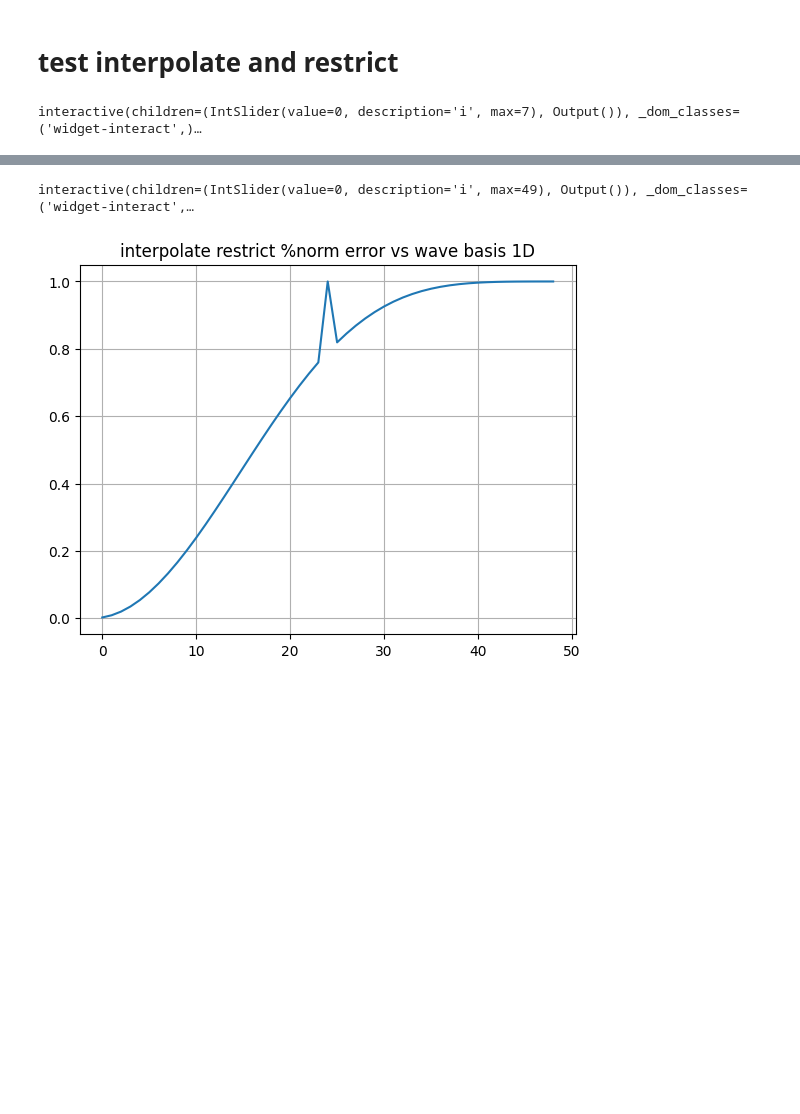
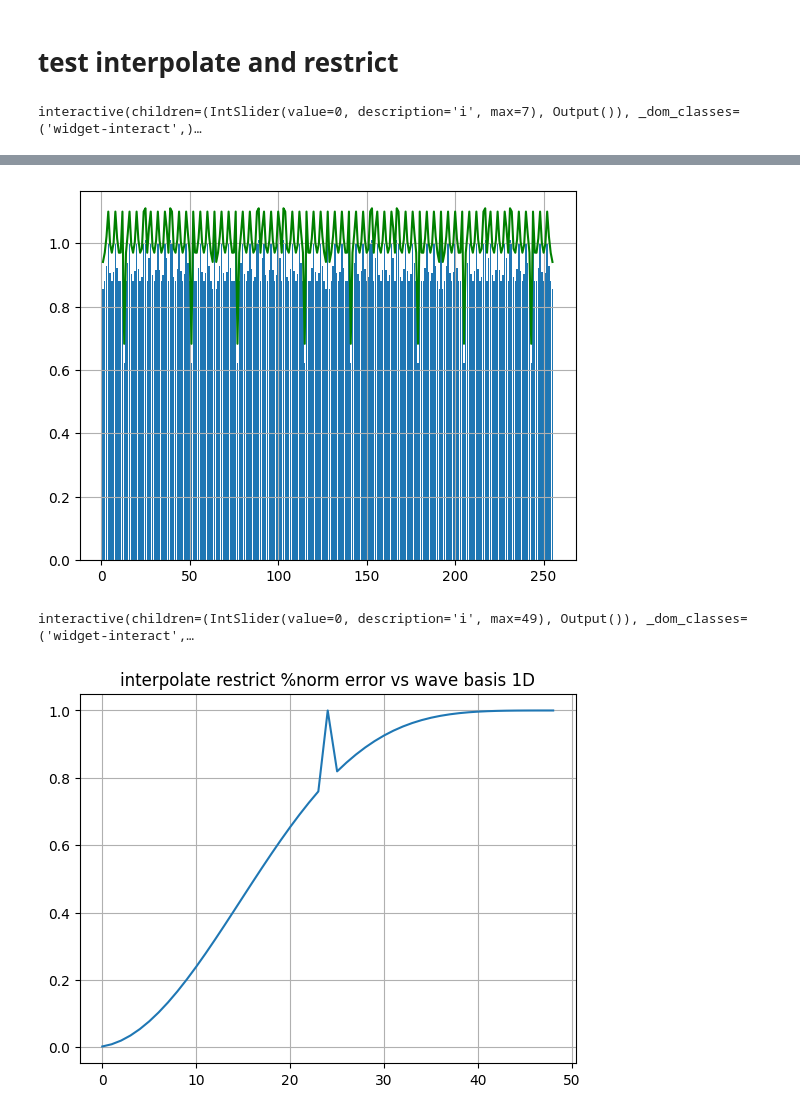
Before and after one commit to ISIPINK/Project-2023-2024-Multigrid-voor-het-oplossen-van-complex-waardige-Helmholtz-problemen, a Jupyter notebook: code/test_geoMG1D.ipynb, the cells around one changed output, grey strips where cells are left out. Saved outputs shown, nothing was run; the diff lists cells and outputs as text; code cells hidden in the pictures; blank space fills up the shorter version.

```diff
--- a/code/test_geoMG1D.ipynb
+++ b/code/test_geoMG1D.ipynb
@@ -58,3 +61,7 @@ interactive(children=(IntSlider(value=0, description='i', max=7), Output()), _do
+# %%
+plt_vec(simple_interpolate(simple_interpolate(wave_basis_1D(2**6,20)))/wave_basis_1D(2**8,20))
+# %% [output]
+[figure, added]
 # %%
 def test_interpolate_restrict_error(n,interpolate,restrict):
     wbasis_1D = [wave_basis_1D(n,k) for k in range(n)]
```
Also changed, not shown: parts of 1 cell of this notebook, 6 other files.
